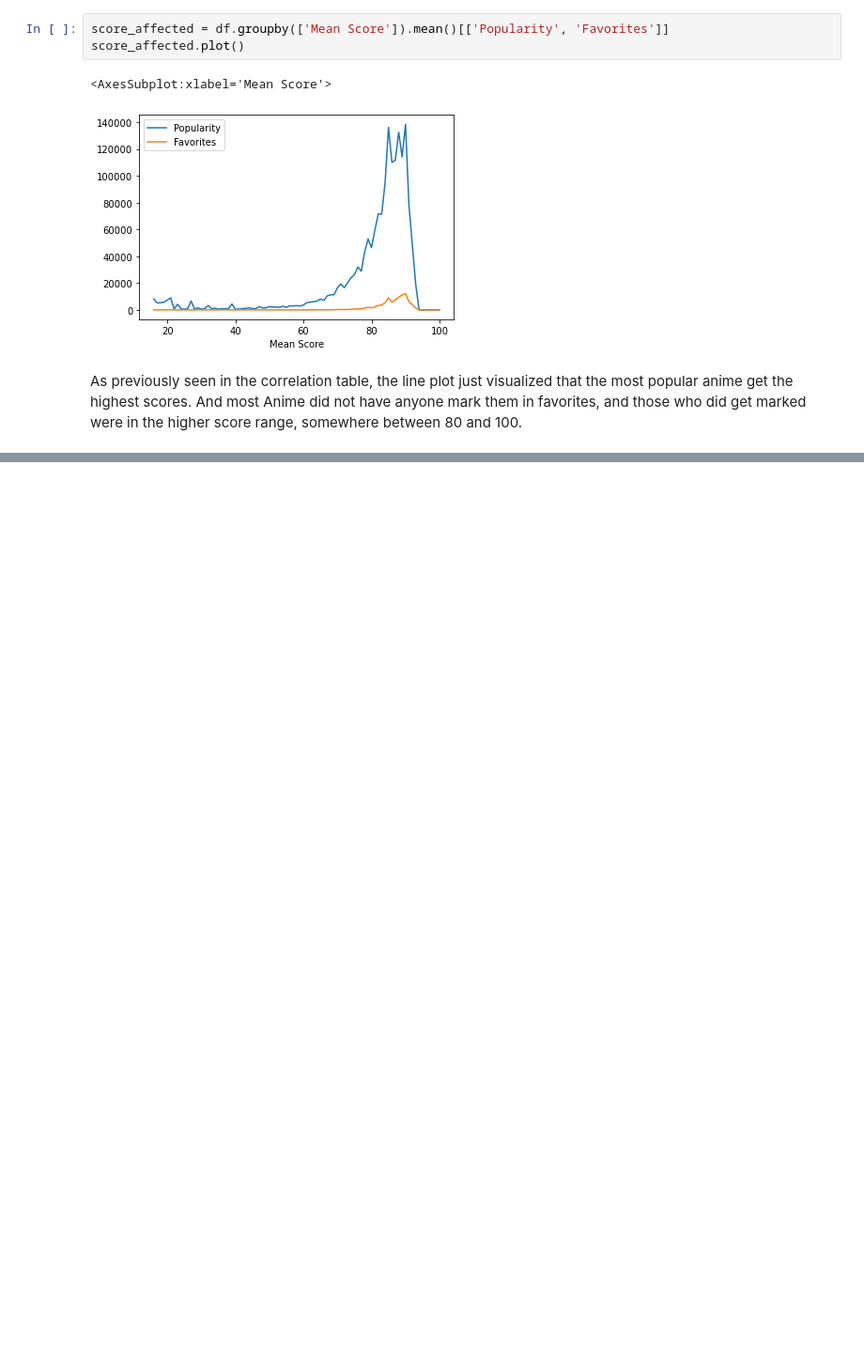
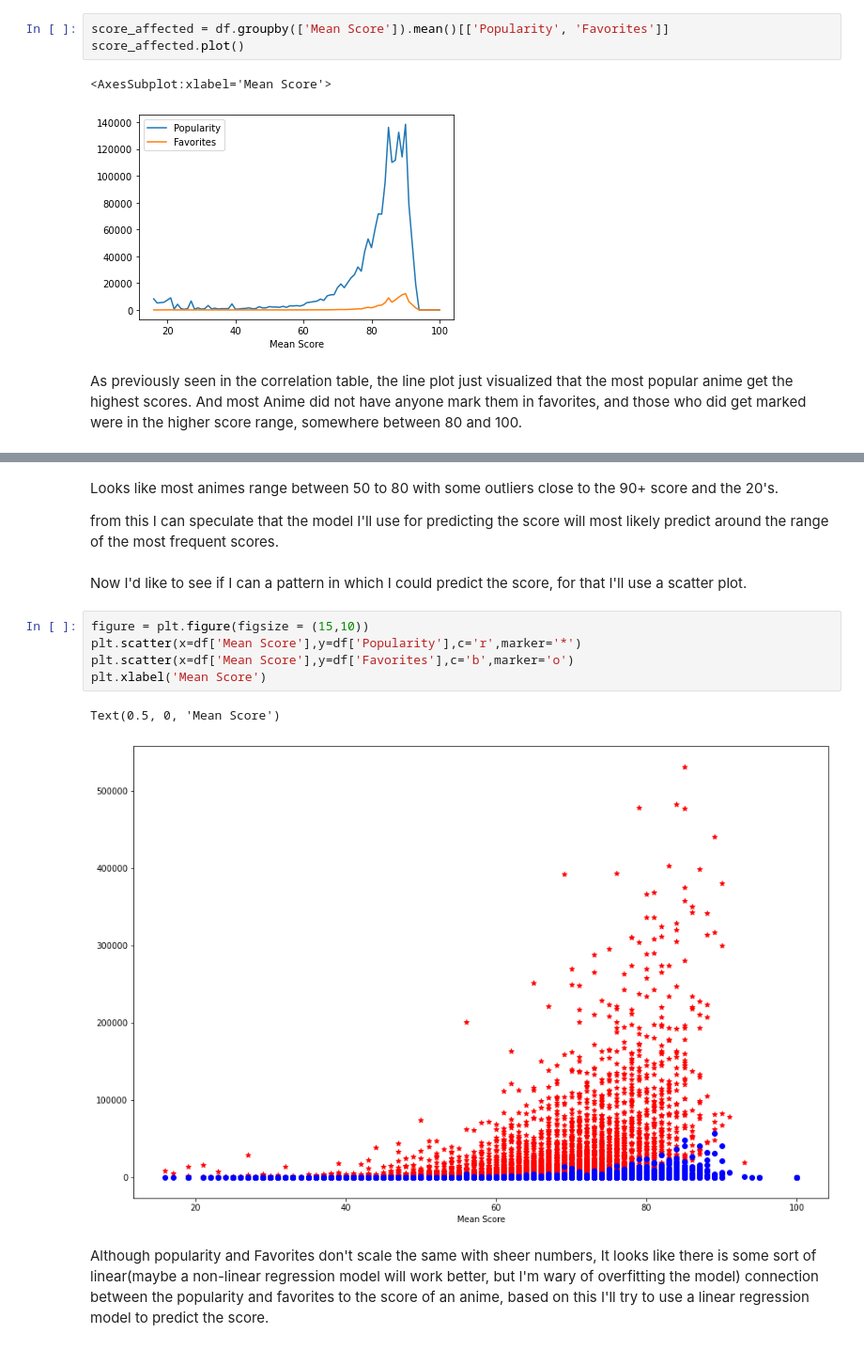
Before and after one commit to ItanMallul/DS_Proj, a Jupyter notebook: EDA.ipynb, the cells around one changed output, grey strips where cells are left out. Shown at 94% size. Cells and saved outputs as stored; diff of their text form; blank space fills up the shorter version.

```diff
--- a/EDA.ipynb
+++ b/EDA.ipynb
@@ -72,0 +85,16 @@ And most Anime did not have anyone mark them in favorites, and those who did get
+# %% [markdown]
+<p>Looks like most animes range between 50 to 80 with some outliers close to the 90+ score and the 20's.
+</p>
+    <p>from this I can speculate that the model I'll use for predicting the score will most likely predict around the range of the most frequent scores.</p>
+# %% [markdown]
+<p>Now I'd like to see if I can a pattern in which I could predict the score, for that I'll use a scatter plot.</p>
+# %%
+figure = plt.figure(figsize = (15,10))
+plt.scatter(x=df['Mean Score'],y=df['Popularity'],c='r',marker='*')
+plt.scatter(x=df['Mean Score'],y=df['Favorites'],c='b',marker='o')
+plt.xlabel('Mean Score')
+# %% [output]
+Text(0.5, 0, 'Mean Score')
+[figure, added]
+# %% [markdown]
+<p>Although popularity and Favorites don't scale the same with sheer numbers, It looks like there is some sort of linear(maybe a non-linear regression model will work better, but I'm wary of overfitting the model) connection between the popularity and favorites to the score of an anime, based on this I'll try to use a linear regression model to predict the score.</p>
```
Also changed, not shown: parts of 9 cells of this notebook.
